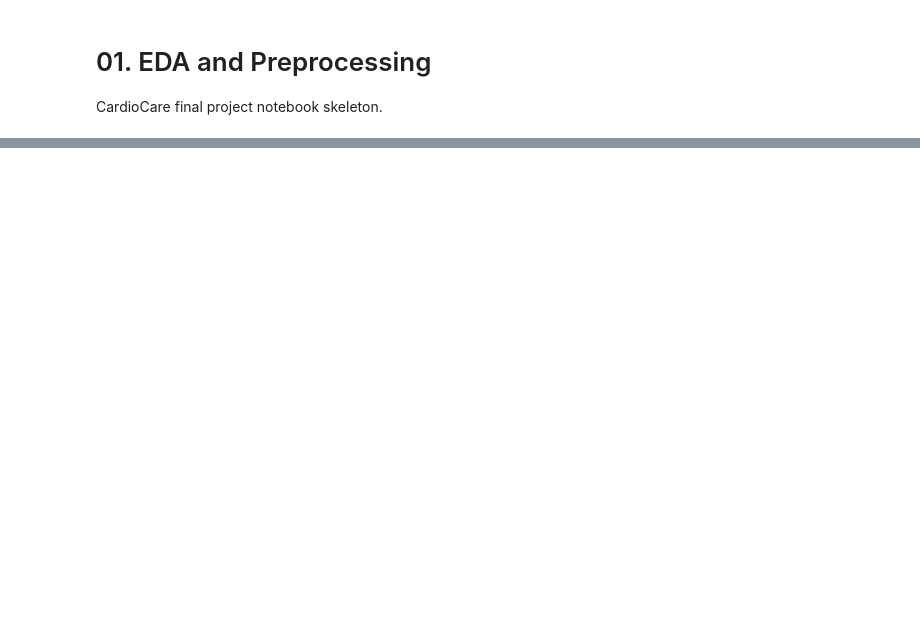
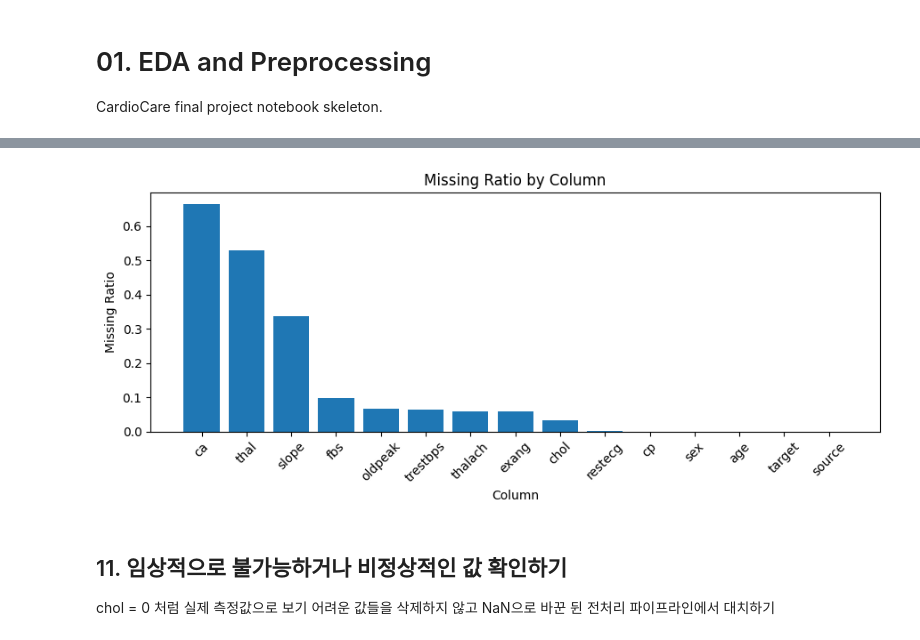
Before and after one commit to k17xrm/202221066_final_machine_learning, a Jupyter notebook: notebooks/01_eda_preprocessing.ipynb, the cells around one changed output, grey strips where cells are left out. Saved outputs shown, nothing was run; the diff lists cells and outputs as text; code cells hidden in the pictures; blank space fills up the shorter version.

```diff
--- a/notebooks/01_eda_preprocessing.ipynb
+++ b/notebooks/01_eda_preprocessing.ipynb
@@ -84,0 +279,12 @@ Draft summary:
+# %%
+# 열별 결측 개수와 결측률을 계산합니다.
+# total_missing은 PDF가 요구하는 전체 결측 규모를 함께 보고하기 위한 값입니다.
+missing_summary = pd.DataFrame({
+    "missing_count": raw_df.isna().sum(),
+    "missing_ratio": raw_df.isna().mean()
+}).sort_values("missing_ratio", ascending=False)
+
+total_missing = int(raw_df.isna().sum().sum())
+
+display(missing_summary)
+print("전체 결측값 개수:", total_missing)
@@ -84,0 +309,14 @@ Draft summary:
+# %%
+plt.figure(figsize=(9, 4))
+plt.bar(missing_summary.index, missing_summary["missing_ratio"])
+plt.title("Missing Ratio by Column")
+plt.xlabel("Column")
+plt.ylabel("Missing Ratio")
+plt.xticks(rotation=45)
+plt.tight_layout()
+plt.show()
+# %% [output]
+[figure, added]
+# %% [markdown]
+## 11. 임상적으로 불가능하거나 비정상적인 값 확인하기
+chol = 0 처럼 실제 측정값으로 보기 어려운 값들을 삭제하지 않고 NaN으로 바꾼 뒨 전처리 파이프라인에서 대치하기
```
Also changed, not shown: parts of 78 cells of this notebook.
